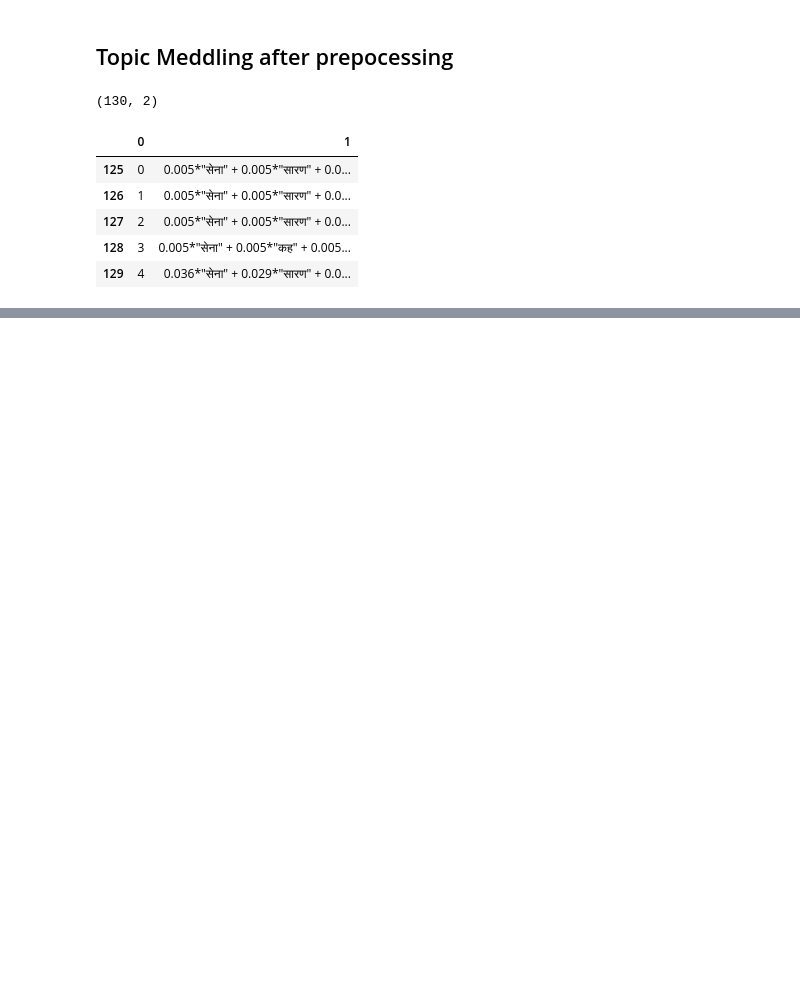
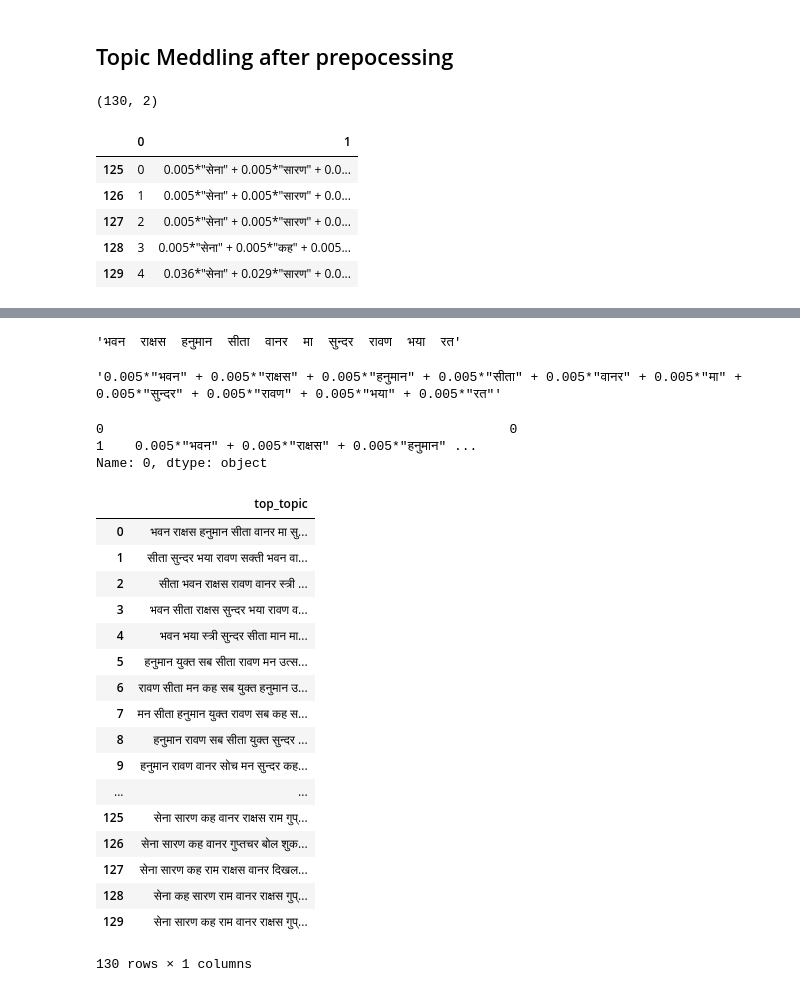
Before and after one commit to rajrohan/ramayanaocr, a Jupyter notebook: src/ramayanaocr/notebook/pipeline_final.ipynb, the cells around one changed output, grey strips where cells are left out. Drawn from its saved outputs; the diff is of its cells as text; code cells hidden in the pictures; blank space fills up the shorter version.

```diff
--- a/src/ramayanaocr/notebook/pipeline_final.ipynb
+++ b/src/ramayanaocr/notebook/pipeline_final.ipynb
@@ -244,7 +245,7 @@ for row_no in range(r):
     sentence = Sentence(df2['alt_title'][row_no])
     model.predict(sentence)
     sentence_ner = sentence.to_tagged_string()
-    temp_df = extract_ner(sentence_ner)
+    temp_df = extract_ner(sentence_ner,row_no)
     df_ner = df_ner.append(temp_df,ignore_index=True)
 # predict tags and print
 #print(sentence.to_tagged_string())
@@ -397,7 +356,7 @@ def topic_modelling(text_sentence,stop_words):
 
         lda_model = gensim.models.ldamodel.LdaModel(corpus=corpus,
                                            id2word=id2word,
-                                           num_topics=5,
+                                           num_topics=1,
                                            random_state=100,
                                            update_every=10,
                                            chunksize=100,
@@ -437,0 +428,44 @@ lda = gensim.models.ldamodel.LdaModel.load(temp_file)
+# %%
+re.sub('[!@#$%^&*(),.?"+:{}|<>0-9]', '', df4['1'][0])
+# %% [output]
+'भवन  राक्षस  हनुमान  सीता  वानर  मा  सुन्दर  रावण  भया  रत'
+# %%
+df4['1'][0]
+# %% [output]
+'0.005*"भवन" + 0.005*"राक्षस" + 0.005*"हनुमान" + 0.005*"सीता" + 0.005*"वानर" + 0.005*"मा" + 0.005*"सुन्दर" + 0.005*"रावण" + 0.005*"भया" + 0.005*"रत"'
+# %%
+df4.iloc[0]
+# %% [output]
+0                                                    0
+1    0.005*"भवन" + 0.005*"राक्षस" + 0.005*"हनुमान" ...
+Name: 0, dtype: object
+# %%
+def process_topic(df):
+    parsed_text = {'top_topic':[]}
+
+    for ind in df.index:
+        parsed_text['top_topic'].append(re.sub('[!@#$%^&*(),.?"+:{}|<>0-9]', '', df['1'][ind]))
+    return pd.DataFrame(parsed_text)
+# %%
+topic_df= process_topic(df4)
+# %%
+topic_df
+# %% [output]
+|  | top_topic |
+| 0 | भवन राक्षस हनुमान सीता वानर मा सु... |
+| 1 | सीता सुन्दर भया रावण सक्ती भवन वा... |
+| 2 | सीता भवन राक्षस रावण वानर स्त्री ... |
+| 3 | भवन सीता राक्षस सुन्दर भया रावण व... |
+| 4 | भवन भया स्त्री सुन्दर सीता मान मा... |
+| 5 | हनुमान युक्त सब सीता रावण मन उत्स... |
+| 6 | रावण सीता मन कह सब युक्त हनुमान उ... |
+| 7 | मन सीता हनुमान युक्त रावण सब कह स... |
+| 8 | हनुमान रावण सब सीता युक्त सुन्दर ... |
+| 9 | हनुमान रावण वानर सोच मन सुन्दर कह... |
+| ... | ... |
+| 125 | सेना सारण कह वानर राक्षस राम गुप्... |
+| 126 | सेना सारण कह वानर गुप्तचर बोल शुक... |
+| 127 | सेना सारण कह राम राक्षस वानर दिखल... |
+| 128 | सेना कह सारण राम वानर राक्षस गुप्... |
+| 129 | सेना सारण कह राम वानर राक्षस गुप्... |
+130 rows × 1 columns
```
Also changed, not shown: parts of 26 cells of this notebook, 3 other files.
